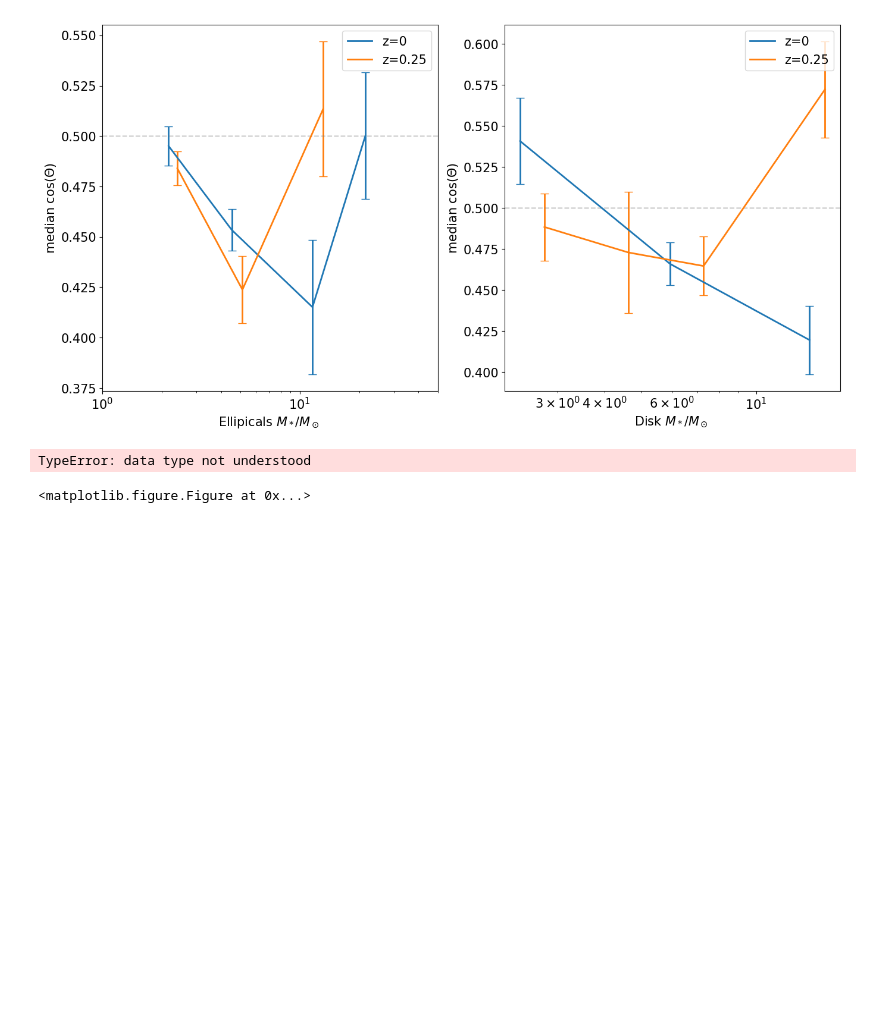
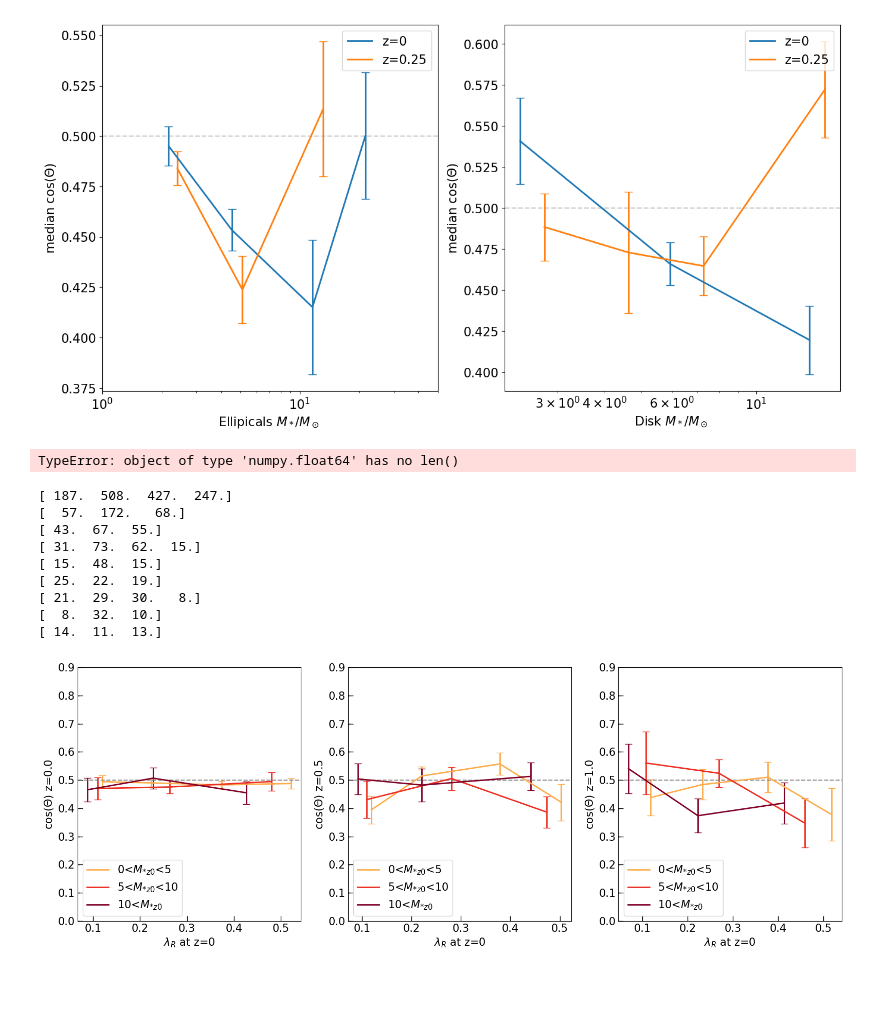
Before and after one commit to zpenoyre/illustris, a Jupyter notebook: web/code/data_analysis.ipynb, the cells around one changed output. Cells and saved outputs as stored; diff of their text form; code cells hidden in the pictures; blank space fills up the shorter version.

```diff
--- a/web/code/data_analysis.ipynb
+++ b/web/code/data_analysis.ipynb
@@ -207,46 +209,69 @@ ax6.legend(handles,labels,loc="upper right"); ax6.set_xlabel('Disk ${M_* }/{ M_\
 # %% [output]
 [figure]
 # %%
-def set_axis_params(ax,i):
-    minor_ticks_y = np.arange(0, 1, 0.1); ax.set_yticks(minor_ticks_y, minor=True); ax.yaxis.set_tick_params(which='minor',width=1, length=3, direction='in');
-    ax.set_yticks(minor_ticks_y, minor=True); ax.yaxis.set_tick_params(which='minor',width=1, length=3, direction='in');
-    ax.xaxis.set_tick_params(width=1, length=7, direction='in');ax.yaxis.set_tick_params(width=1, length=7, direction='in');
-    ax.xaxis.set_tick_params(width=1, length=7, direction='in');ax.yaxis.set_tick_params(width=1, length=7, direction='in');
-    ax.set_ylabel(r'cos($\Theta$) z='+str(i*0.5)); ax.set_xlabel(r'$\lambda_R$ at z=0'); ax.set_ylim([0.25,0.7]);ax2.set_xlim([0,0.65]);
-    ax.axhline(0.5, color='grey', alpha=0.3, linestyle='--');handles, labels = ax.get_legend_handles_labels(); handles = [h[0] for h in handles];
-    ax.legend(handles,labels,loc="lower left");
+def set_axis_params(ax,num):
+
+    if num == 1:
+        minor_ticks_y = np.arange(0, 1, 0.1); ax.set_yticks(minor_ticks_y, minor=True); ax.yaxis.set_tick_params(which='minor',width=1, length=3, direction='in');
+        ax.set_yticks(minor_ticks_y, minor=True); ax.yaxis.set_tick_params(which='minor',width=1, length=3, direction='in');
+        ax.xaxis.set_tick_params(width=1, length=7, direction='in');ax.yaxis.set_tick_params(width=1, length=7, direction='in');
+        ax.xaxis.set_tick_params(width=1, length=7, direction='in');ax.yaxis.set_tick_params(width=1, length=7, direction='in');
+        ax.set_ylabel(r'cos($\Theta$) z='+str(i*0.5)); ax.set_xlabel(r'$\lambda_R$ at z=0'); #ax.set_ylim([0.25,0.7]);#ax2.set_xlim([0,0.65]);
+        ax.axhline(0.5, color='grey', alpha=0.3, linestyle='--');handles, labels = ax.get_legend_handles_labels(); handles = [h[0] for h in handles];
+        ax.legend(handles,labels,loc="lower left");
+# %%
+theta_output = webData[i+1][clean_output[:,3]];
+lambda_output = galData[0][clean_output[:,2]];
+
+mass_cut_lambda_output = lambda_output[maskMass_data(lambda_output[:,2],mass_cut[j],mass_cut[j+1]) & (theta_output[:,17] ==0) & (lambda_output[:,14]<0.5)]
+mass_cut_theta_output = theta_output[maskMass_data(lambda_output[:,2],mass_cut[j],mass_cut[j+1]) & (theta_output[:,17] ==0) & (lambda_output[:,14]<0.5)]
+
+bin_data =   bf.bin_data(mass_cut_lambda_output[:,17], abs(mass_cut_theta_output[:,15]), bins2[i-1,j]+offset,0);
+# %% [output]
+TypeError: object of type 'numpy.float64' has no len()
 # %%
 # lambda az z=0 vs cos(theta) at z=1
 fig = plt.figure(figsize=(16, 6)); gs=gridspec.GridSpec(1, 3);
-bins1 = np.array([[0,0.15,0.3,0.7],[0,0.15,0.3,0.7],[0,0.15,0.7]]); bins2 = np.array([[0,0.15,0.3,0.5,0.7],[0,0.15,0.3,0.5,0.7],[0,0.15,0.3,0.5,0.7]],[0,0.15,0.3,0.5,0.7]);
+bins1 = np.array([[0,0.15,0.3,0.45,0.8], [0,0.15,0.4,0.8],[0,0.15,0.3,0.8]]);
+bins2 = np.array([[[0,0.15,0.3,0.45,0.8],[0,0.15,0.4,0.8],[0,0.15,0.3,0.8]],
+                  [[0,0.15,0.3,0.45,0.8],[0,0.15,0.4,0.8],[0,0.15,0.3,0.8]]])
 
 for i in [0,1,2]:
     fmt = ['-','-','-']; mass_cut = [0,5,10,150]; color = mpl.cm.get_cmap('YlOrRd'); offset = -(0.01*(i)); label =['0<$M_{*z0}$<5','5<$M_{*z0}$<10','10<$M_{*z0}$']
 
     ax = plt.subplot(gs[0,i], facecolor='white');
     if i != 0:
         output = tf.web_evolution(allgalData_ellip, webData_ellip,i+1,0); clean_output = output[~np.isnan(output[:,2])].astype('int64');
 
     for j in [0,1,2]:
 
         if i == 0:
             bin_data = bf.bin_data(galData_ellip[i][maskMass_data(galData_ellip[i][:,2],mass_cut[j],mass_cut[j+1]) & maskWeb_ellip(i,0)][:,17], abs(webData_ellip[i][maskMass_data(galData_ellip[i][:,2],mass_cut[j],mass_cut[j+1]) & maskWeb_ellip(i,0) ][:,15]),bins1[j],0)
         else:
-            theta_output = webData_ellip[i+1][clean_output[:,3]];
-            lambda_output = galData_ellip[0][clean_output[:,2]];
-            mass_cut_lambda_output = lambda_output[maskMass_data(lambda_output[:,2],mass_cut[j],mass_cut[j+1]) & (theta_output[:,17] ==0)]
-            mass_cut_theta_output = theta_output[maskMass_data(lambda_output[:,2],mass_cut[j],mass_cut[j+1]) & (theta_output[:,17] ==0)]
+            theta_output = webData[i+1][clean_output[:,3]];
+            lambda_output = galData[0][clean_output[:,2]];
+            mass_cut_lambda_output = lambda_output[maskMass_data(lambda_output[:,2],mass_cut[j],mass_cut[j+1]) & (theta_output[:,17] ==0) & (lambda_output[:,14]<0.5)]
+            mass_cut_theta_output = theta_output[maskMass_data(lambda_output[:,2],mass_cut[j],mass_cut[j+1]) & (theta_output[:,17] ==0) & (lambda_output[:,14]<0.5)]
 
-            bin_data =   bf.bin_data(mass_cut_lambda_output[:,17], abs(mass_cut_theta_output[:,15]), bins2[i-1,j]+offset,0);
+            bin_data =   bf.bin_data(mass_cut_lambda_output[:,17], abs(mass_cut_theta_output[:,15]), bins2[i-1,j],0);
         ax.errorbar(bin_data[:,0],bin_data[:,1], yerr=bin_data[:,3], fmt=fmt[j], capsize=5, label=label[j], color=color(0.4+j*0.3))
+        print(bin_data[:,5])
             #print(bin_data[:,5])
-        set_axis_params(ax,i);
+        set_axis_params(ax,1);
 
     #ax.text(0.5,0.65,r'z='+str(i*0.5),fontsize=15, fontweight='bold', ha='right');
 plt.tight_layout();
 # %% [output]
-TypeError: data type not understood
+[ 187.  508.  427.  247.]
+[  57.  172.   68.]
+[ 43.  67.  55.]
+[ 31.  73.  62.  15.]
+[ 15.  48.  15.]
+[ 25.  22.  19.]
+[ 21.  29.  30.   8.]
+[  8.  32.  10.]
+[ 14.  11.  13.]
-<matplotlib.figure.Figure at 0x...>
+[figure, added]
 # %% [markdown]
 #
 # %%
```
Also changed, not shown: parts of 6 cells of this notebook.
